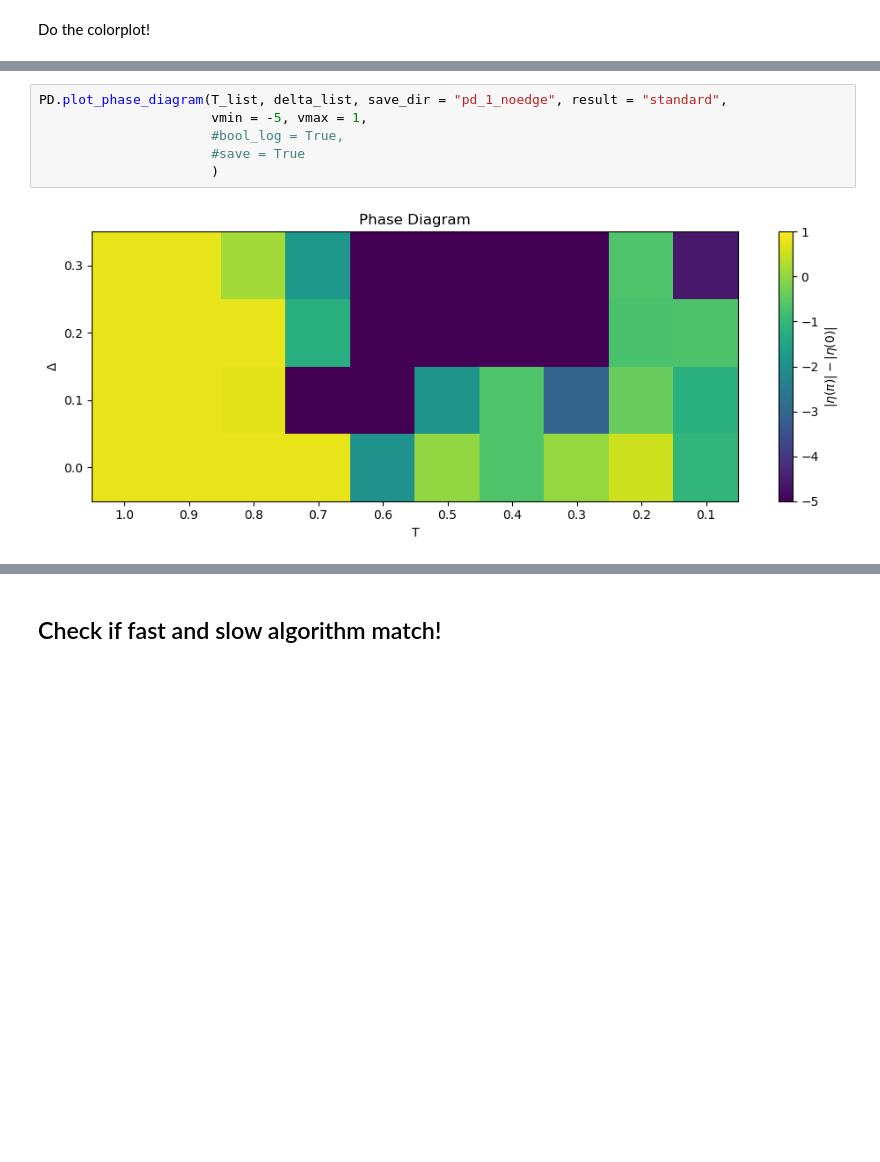
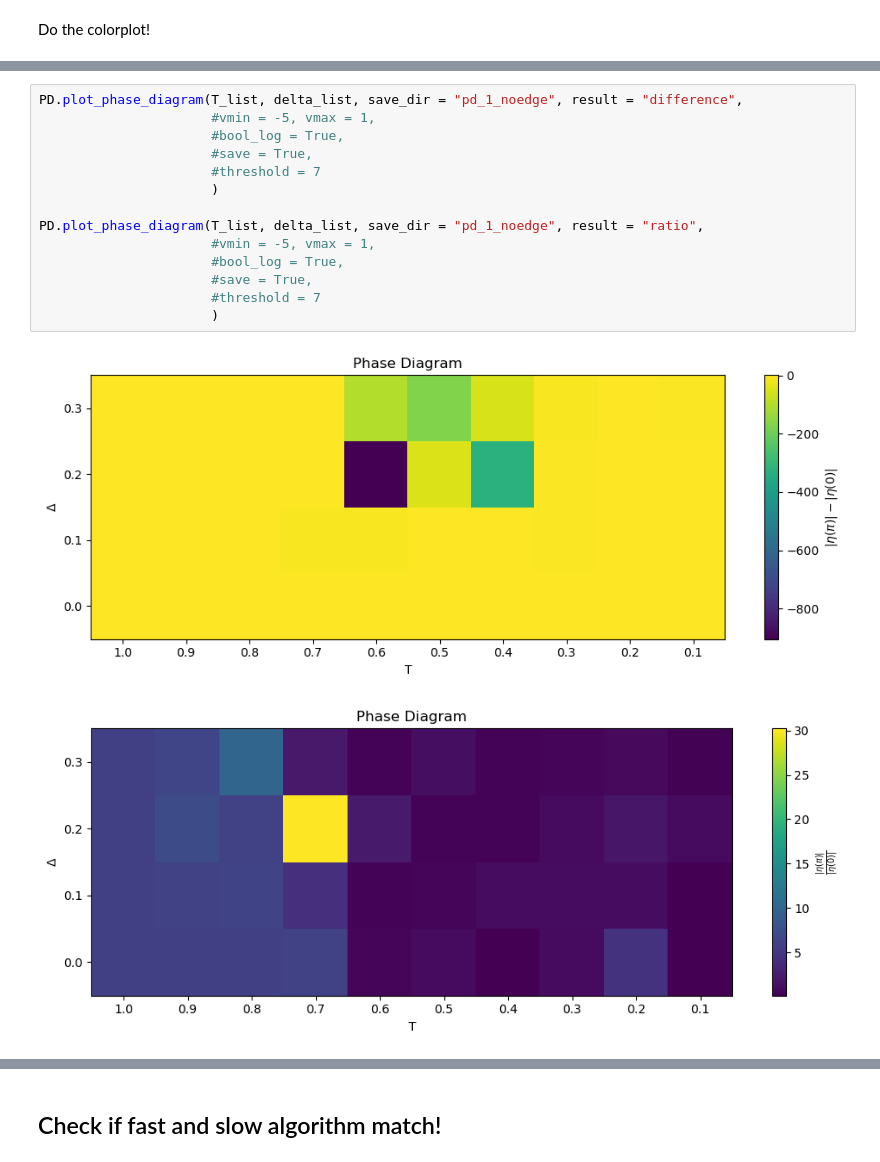
Before and after one commit to gconcheri/MasterThesis, a Jupyter notebook: PhaseDiagram.ipynb, the cells around one changed output, grey strips where cells are left out. Saved outputs shown, nothing was run; the diff lists cells and outputs as text; blank space fills up the shorter version.

```diff
--- a/PhaseDiagram.ipynb
+++ b/PhaseDiagram.ipynb
@@ -81,13 +81,22 @@ PD.plot_phase_diagram_fromdatagrid(data_grid[:3,:], T_list, delta_list[:3], resu
 # %% [output]
 [figure]
 # %%
-PD.plot_phase_diagram(T_list, delta_list, save_dir = "pd_1_noedge", result = "standard",
-                      vmin = -5, vmax = 1,
+PD.plot_phase_diagram(T_list, delta_list, save_dir = "pd_1_noedge", result = "difference",
+                      #vmin = -5, vmax = 1,
                       #bool_log = True,
-                      #save = True
+                      #save = True,
+                      #threshold = 7
                       )
+
+PD.plot_phase_diagram(T_list, delta_list, save_dir = "pd_1_noedge", result = "ratio",
+                      #vmin = -5, vmax = 1,
+                      #bool_log = True,
+                      #save = True,
+                      #threshold = 7
+                      )
 # %% [output]
-[figure, old version]
+[figure, new version]
+[figure, added]
 # %%
 for delta in delta_list:
     PD.plot_single_entry(delta = delta, T = 0.5, T_list = T_list, delta_list = delta_list, N_cycles = N_cycles,
```
Also changed, not shown: parts of 6 cells of this notebook, 6 other files.
